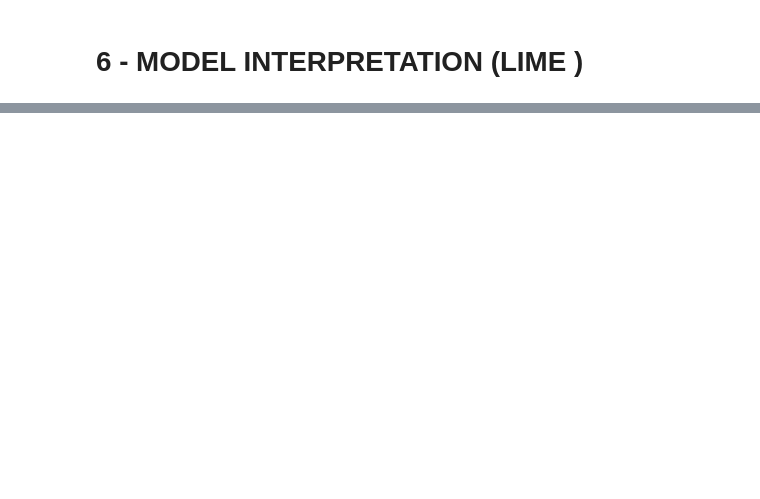
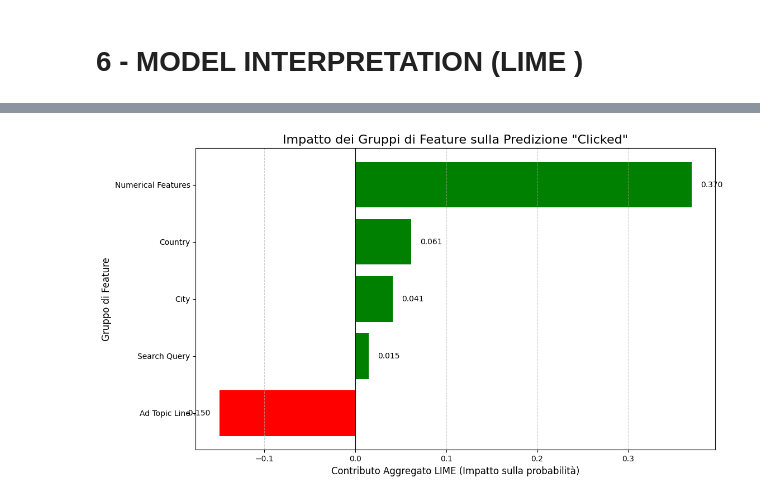
Before and after one commit to Pablo-Rimoldi/DeepLearningExam_LIME, a Jupyter notebook: rimoldi.ipynb, the cells around one changed output, grey strips where cells are left out. Drawn from its saved outputs; the diff is of its cells as text; code cells hidden in the pictures; blank space fills up the shorter version.

```diff
--- a/rimoldi.ipynb
+++ b/rimoldi.ipynb
@@ -749,0 +1098,88 @@ print("F1 Score (weighted):", f1)
+# %%
+# ==============================================================================
+# 7 - Analisi del Contributo per Gruppi di Feature (CON FIX PER AGGREGAZIONE)
+# ==============================================================================
+# NOTA: La versione precedente falliva nell'associare correttamente le feature
+# restituite da LIME ai loro gruppi. La logica di matching è stata riscritta
+# per essere più robusta. Ora controlliamo se il nome di una feature conosciuta
+# è contenuto nella stringa di output di LIME.
+
+import matplotlib.pyplot as plt
+import pandas as pd
+
+# --- PASSO 1: Definire i gruppi di feature (invariato) ---
+feature_groups = {
+    "Country": country_feature_names,
+    "City": city_feature_names,
+    "Ad Topic Line": ad_feature_names,
+    "Search Query": query_feature_names,
+    "Numerical Features": numeric_cols
+}
+
+# --- PASSO 2: Generare una spiegazione dettagliata (invariato) ---
+NUM_FEATURES_FOR_AGGREGATION = 20
+
+print(f"Generando una spiegazione LIME dettagliata per l'istanza #{instance_idx}...")
+explanation = explainer.explain_instance(
+    instance_to_explain,
+    prediction_wrapper,
+    num_features=NUM_FEATURES_FOR_AGGREGATION,
+    top_labels=1
+)
+explanation_list = explanation.as_list(label=predicted_label)
+
+
+# --- PASSO 3: Aggregare i contributi per gruppo (LOGICA CORRETTA) ---
+group_contributions = {group: 0.0 for group in feature_groups.keys()}
+
+# Iteriamo su ogni feature nella spiegazione di LIME
+for feature_string, contribution in explanation_list:
+    found = False
+    # Iteriamo sui nostri gruppi e sulle feature definite
+    for group_name, features_in_group in feature_groups.items():
+        for base_feature_name in features_in_group:
+            # CONTROLLO ROBUSTO: verifichiamo se il nome della nostra feature
+            # è una sottostringa dell'output di LIME.
+            if base_feature_name in feature_string:
+                group_contributions[group_name] += contribution
+                found = True
+                break  # Trovata la feature, usciamo dal loop interno
+        if found:
+            break  # Trovato il gruppo, passiamo alla prossima feature di LIME
+
+    if not found:
+        # Questo warning ora dovrebbe apparire molto più raramente
+        print(f"Attenzione: la feature di LIME '{feature_string}' non è stata associata a nessun gruppo.")
+
+
+# --- PASSO 4: Visualizzare i risultati aggregati (invariato) ---
+print("\n" + "="*60)
+print(f"CONTRIBUTO AGGREGATO PER GRUPPO DI FEATURE (Istanza #{instance_idx})")
+print("="*60)
+print(f"Predizione del modello: {'Clicked' if predicted_label == 1 else 'Did Not Click'}")
+
+df_contributions = pd.DataFrame(list(group_contributions.items()), columns=['Feature Group', 'Total Contribution'])
+df_contributions = df_contributions.sort_values(by='Total Contribution', ascending=False)
+
+print("\nValori grezzi del contributo (positivo spinge verso la predizione, negativo si allontana):")
+print(df_contributions)
+
+plt.figure(figsize=(12, 7))
+colors = ['g' if x > 0 else 'r' for x in df_contributions['Total Contribution']]
+bars = plt.barh(df_contributions['Feature Group'], df_contributions['Total Contribution'], color=colors)
+
+plt.title(f'Impatto dei Gruppi di Feature sulla Predizione "{ "Clicked" if predicted_label == 1 else "Did Not Click"}"', fontsize=16)
+plt.xlabel('Contributo Aggregato LIME (Impatto sulla probabilità)', fontsize=12)
+plt.ylabel('Gruppo di Feature', fontsize=12)
+plt.grid(axis='x', linestyle='--', alpha=0.6)
+plt.axvline(0, color='black', linewidth=0.8)
+
+for bar in bars:
+    width = bar.get_width()
+    label_x_pos = width + (0.01 if width > 0 else -0.01)
+    plt.text(label_x_pos, bar.get_y() + bar.get_height()/2, f'{width:.3f}',
+             va='center', ha='left' if width > 0 else 'right')
+
+plt.gca().invert_yaxis()
+plt.show()
+# %% [output]
@@ -749,0 +1200 @@ print("F1 Score (weighted):", f1)
+[figure, added]
```
Also changed, not shown: parts of 14 cells of this notebook.
